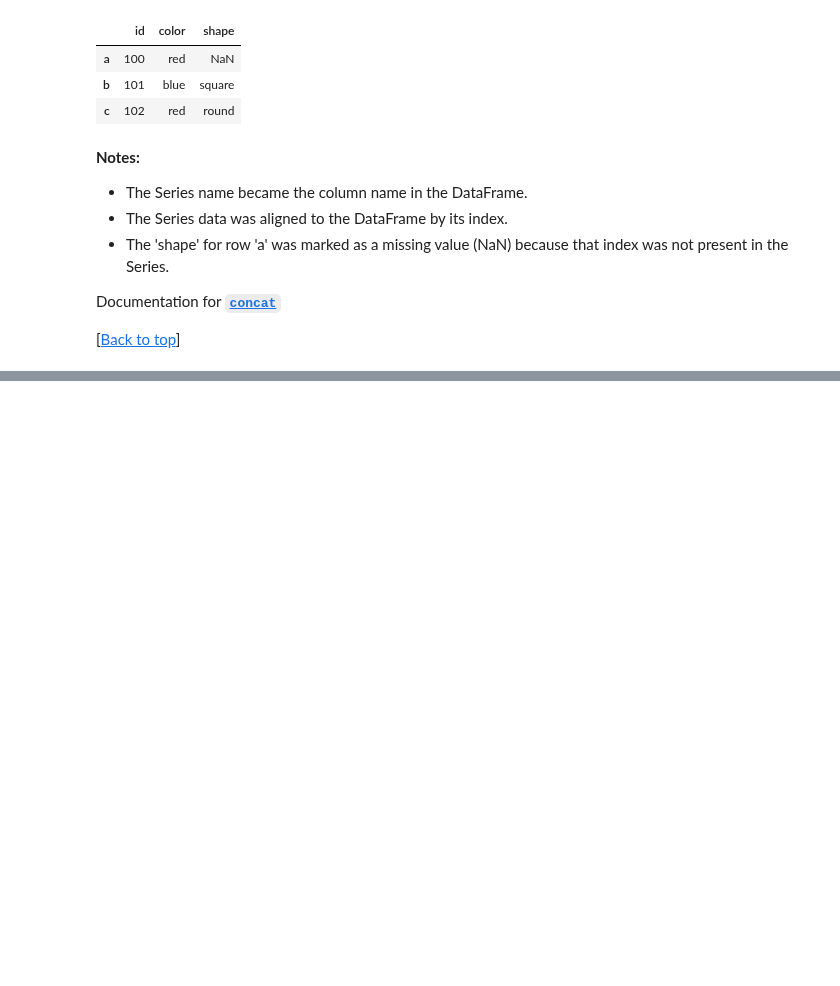
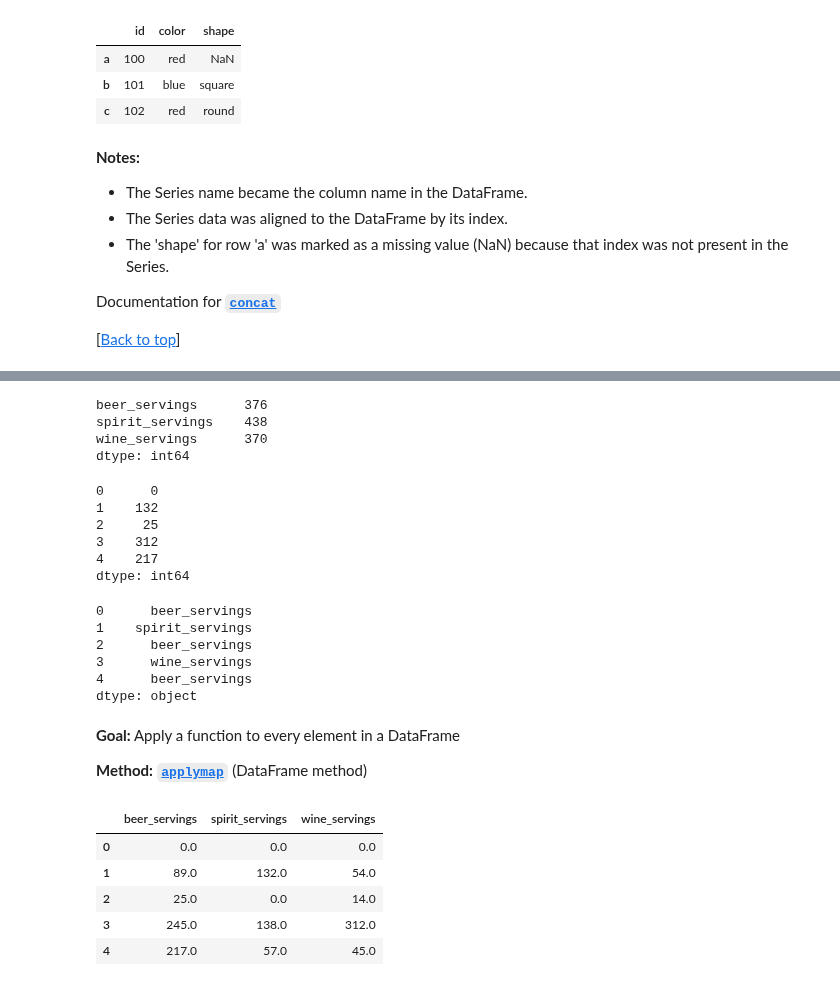
Before and after one commit to justmarkham/pandas-videos, a Jupyter notebook: pandas.ipynb, the cells around one changed output, grey strips where cells are left out. Saved outputs shown, nothing was run; the diff lists cells and outputs as text; code cells hidden in the pictures; blank space fills up the shorter version.

```diff
--- a/pandas.ipynb
+++ b/pandas.ipynb
@@ -3306,0 +3434,42 @@ Documentation for [**`concat`**](http://pandas.pydata.org/pandas-docs/stable/gen
+# %%
+# apply the 'max' function along axis 0 to calculate the maximum value in each column
+drinks.loc[:, 'beer_servings':'wine_servings'].apply(max, axis=0)
+# %% [output]
+beer_servings      376
+spirit_servings    438
+wine_servings      370
+dtype: int64
+# %%
+# apply the 'max' function along axis 1 to calculate the maximum value in each row
+drinks.loc[:, 'beer_servings':'wine_servings'].apply(max, axis=1).head()
+# %% [output]
+0      0
+1    132
+2     25
+3    312
+4    217
+dtype: int64
+# %%
+# use 'np.argmax' to calculate which column has the maximum value for each row
+drinks.loc[:, 'beer_servings':'wine_servings'].apply(np.argmax, axis=1).head()
+# %% [output]
+0      beer_servings
+1    spirit_servings
+2      beer_servings
+3      wine_servings
+4      beer_servings
+dtype: object
+# %% [markdown]
+**Goal:** Apply a function to every element in a DataFrame
+
+**Method:** [**`applymap`**](http://pandas.pydata.org/pandas-docs/stable/generated/pandas.DataFrame.applymap.html) (DataFrame method)
+# %%
+# convert every DataFrame element into a float
+drinks.loc[:, 'beer_servings':'wine_servings'].applymap(float).head()
+# %% [output]
+|  | beer_servings | spirit_servings | wine_servings |
+| 0 | 0.0 | 0.0 | 0.0 |
+| 1 | 89.0 | 132.0 | 54.0 |
+| 2 | 25.0 | 0.0 | 14.0 |
+| 3 | 245.0 | 138.0 | 312.0 |
+| 4 | 217.0 | 57.0 | 45.0 |
```
Also changed, not shown: parts of 24 cells of this notebook, 1 other file.
